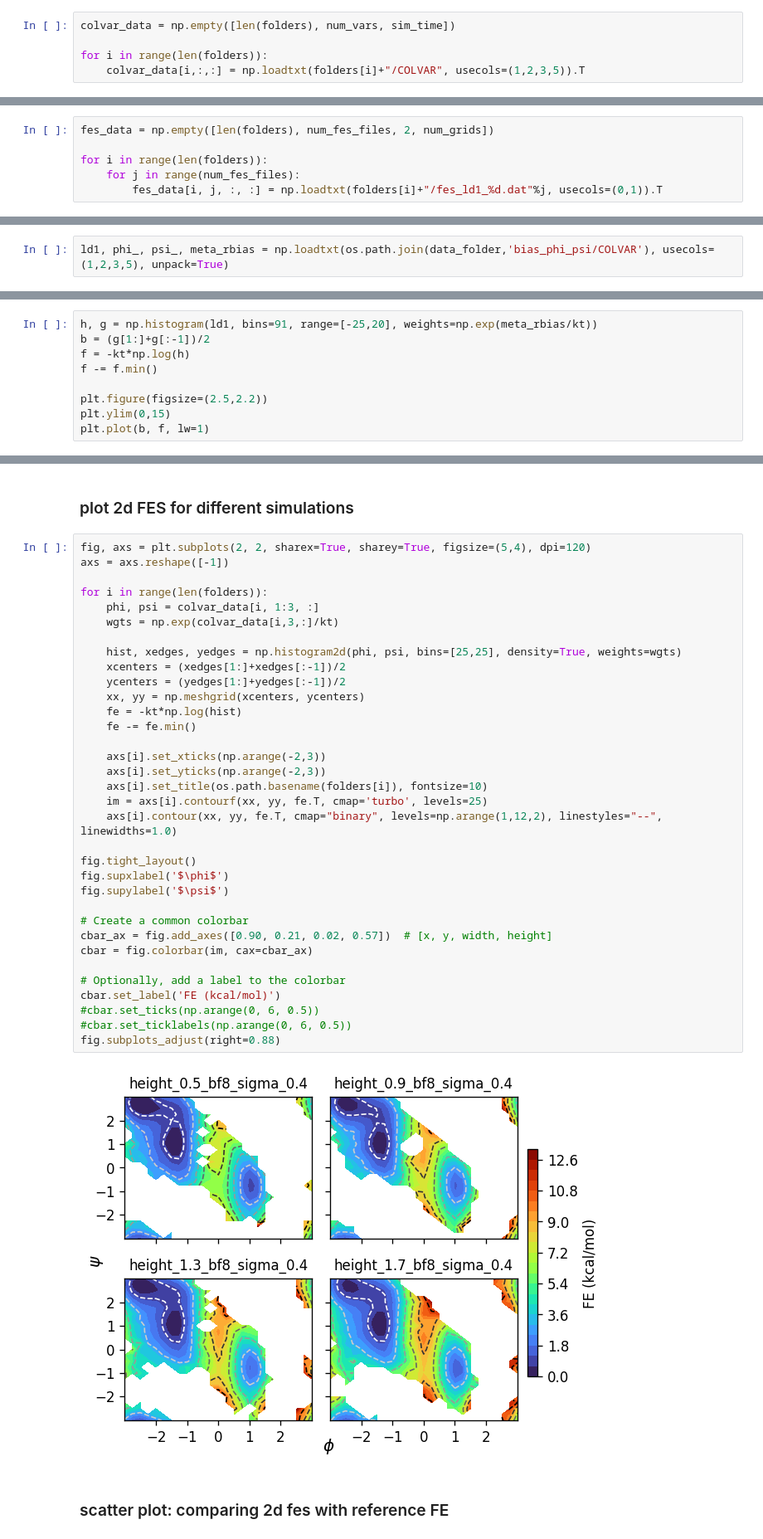
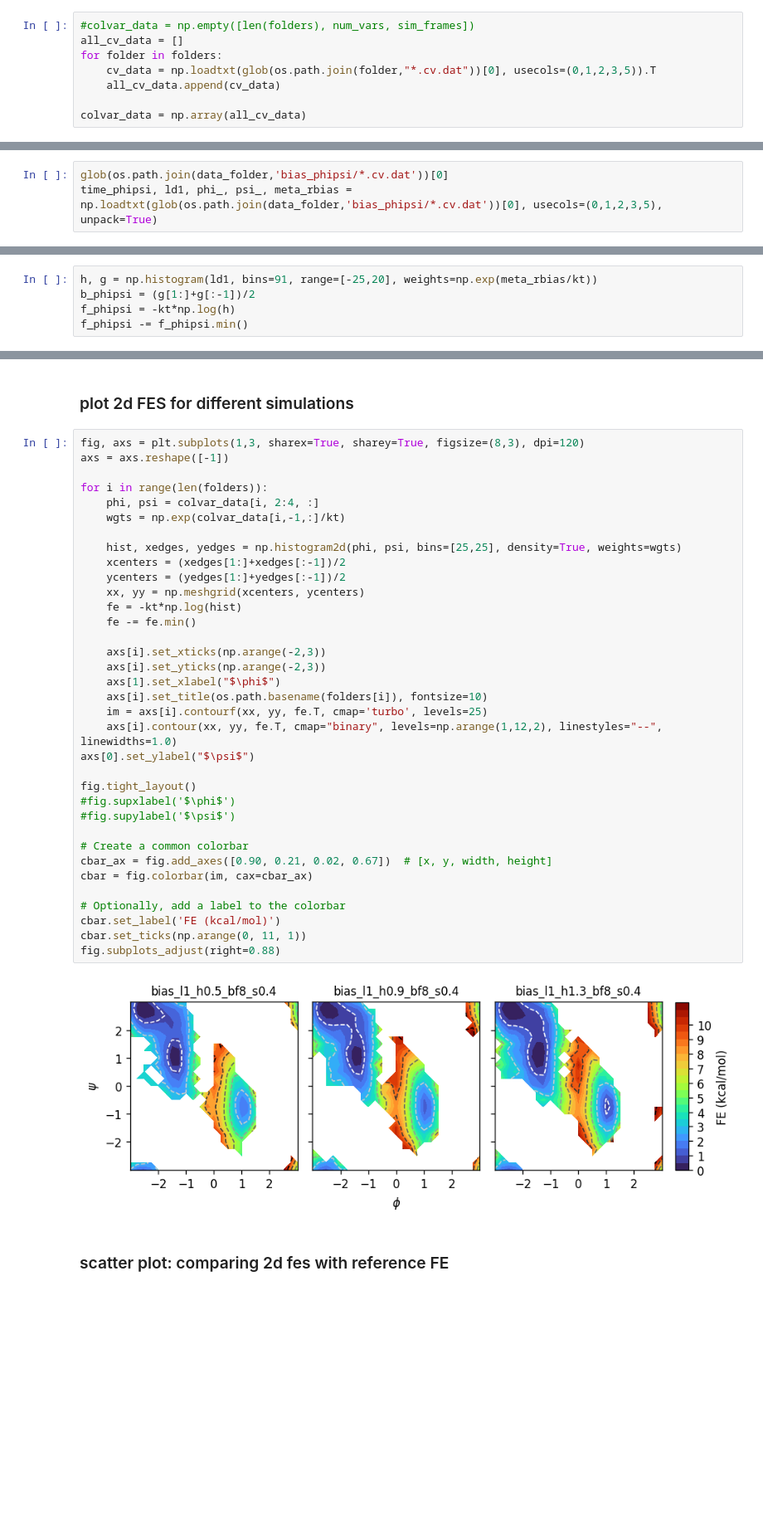
Before and after one commit to hocky-research-group/ShapeGMM_tutorial_2025, a Jupyter notebook: analyze_data/Part2_Analyze_Metad.ipynb, the cells around one changed output, grey strips where cells are left out. Shown: that part at 83% size. Cells and saved outputs as stored; diff of their text form; blank space fills up the shorter version.

```diff
--- a/analyze_data/Part2_Analyze_Metad.ipynb
+++ b/analyze_data/Part2_Analyze_Metad.ipynb
@@ -20,7 +20,10 @@ time  = np.arange(sim_time)*1e-3 # in ns
 # %% [markdown]
 ### load COLVAR data from different simulations
 # %%
-colvar_data = np.empty([len(folders), num_vars, sim_time])
+#colvar_data = np.empty([len(folders), num_vars, sim_frames])
+all_cv_data = []
+for folder in folders:
+    cv_data = np.loadtxt(glob(os.path.join(folder,"*.cv.dat"))[0], usecols=(0,1,2,3,5)).T
+    all_cv_data.append(cv_data)
 
-for i in range(len(folders)):
-    colvar_data[i,:,:] = np.loadtxt(folders[i]+"/COLVAR", usecols=(1,2,3,5)).T
+colvar_data = np.array(all_cv_data)
@@ -29,21 +30,12 @@ for i in range(len(folders)):
-# %%
-fes_data = np.empty([len(folders), num_fes_files, 2, num_grids])
-
-for i in range(len(folders)):
-    for j in range(num_fes_files):
-        fes_data[i, j, :, :] = np.loadtxt(folders[i]+"/fes_ld1_%d.dat"%j, usecols=(0,1)).T
 # %% [markdown]
 ### load data from phi-psi wt-metad simulation
 # %%
-ld1, phi_, psi_, meta_rbias = np.loadtxt(os.path.join(data_folder,'bias_phi_psi/COLVAR'), usecols=(1,2,3,5), unpack=True)
+glob(os.path.join(data_folder,'bias_phipsi/*.cv.dat'))[0]
+time_phipsi, ld1, phi_, psi_, meta_rbias = np.loadtxt(glob(os.path.join(data_folder,'bias_phipsi/*.cv.dat'))[0], usecols=(0,1,2,3,5), unpack=True)
 # %% [markdown]
 $\textbf{calculate ld1 from phi-psi metad sim}$
 # %%
 h, g = np.histogram(ld1, bins=91, range=[-25,20], weights=np.exp(meta_rbias/kt))
-b = (g[1:]+g[:-1])/2
-f = -kt*np.log(h)
-f -= f.min()
-
-plt.figure(figsize=(2.5,2.2))
-plt.ylim(0,15)
-plt.plot(b, f, lw=1)
+b_phipsi = (g[1:]+g[:-1])/2
+f_phipsi = -kt*np.log(h)
+f_phipsi -= f_phipsi.min()
@@ -117,41 +116,42 @@ plt.subplots_adjust(right=0.8)  # Increase this value if legend is cut off
 # %% [markdown]
 ### plot 2d FES for different simulations
 # %%
-fig, axs = plt.subplots(2, 2, sharex=True, sharey=True, figsize=(5,4), dpi=120)
+fig, axs = plt.subplots(1,3, sharex=True, sharey=True, figsize=(8,3), dpi=120)
 axs = axs.reshape([-1])
 
 for i in range(len(folders)):
-    phi, psi = colvar_data[i, 1:3, :]
-    wgts = np.exp(colvar_data[i,3,:]/kt)
+    phi, psi = colvar_data[i, 2:4, :]
+    wgts = np.exp(colvar_data[i,-1,:]/kt)
 
     hist, xedges, yedges = np.histogram2d(phi, psi, bins=[25,25], density=True, weights=wgts)
     xcenters = (xedges[1:]+xedges[:-1])/2
     ycenters = (yedges[1:]+yedges[:-1])/2
     xx, yy = np.meshgrid(xcenters, ycenters)
     fe = -kt*np.log(hist)
     fe -= fe.min()
 
     axs[i].set_xticks(np.arange(-2,3))
     axs[i].set_yticks(np.arange(-2,3))
+    axs[1].set_xlabel("$\phi$")
     axs[i].set_title(os.path.basename(folders[i]), fontsize=10)
     im = axs[i].contourf(xx, yy, fe.T, cmap='turbo', levels=25)
     axs[i].contour(xx, yy, fe.T, cmap="binary", levels=np.arange(1,12,2), linestyles="--", linewidths=1.0)
+axs[0].set_ylabel("$\psi$")
 
 fig.tight_layout()
-fig.supxlabel('$\phi$')
-fig.supylabel('$\psi$')
+#fig.supxlabel('$\phi$')
+#fig.supylabel('$\psi$')
 
 # Create a common colorbar
-cbar_ax = fig.add_axes([0.90, 0.21, 0.02, 0.57])  # [x, y, width, height]
+cbar_ax = fig.add_axes([0.90, 0.21, 0.02, 0.67])  # [x, y, width, height]
 cbar = fig.colorbar(im, cax=cbar_ax)
 
 # Optionally, add a label to the colorbar
 cbar.set_label('FE (kcal/mol)')
-#cbar.set_ticks(np.arange(0, 6, 0.5))
-#cbar.set_ticklabels(np.arange(0, 6, 0.5))
+cbar.set_ticks(np.arange(0, 11, 1))
 fig.subplots_adjust(right=0.88)
 # %% [output]
-[figure, old version]
+[figure, new version]
 # %% [markdown]
 ### scatter plot: comparing 2d fes with reference FE
 # %%
```
Also changed, not shown: parts of 10 cells of this notebook, 5 other files.
